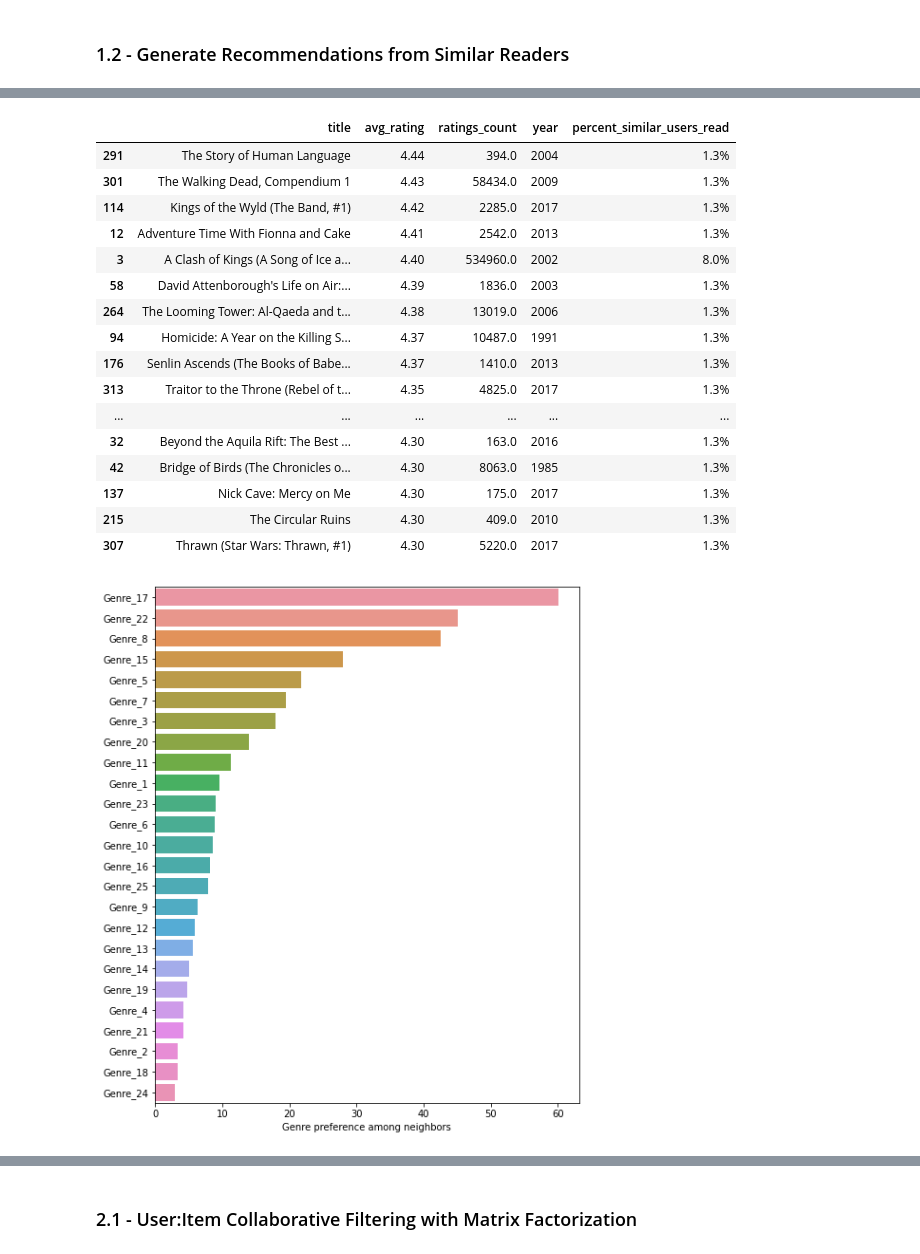
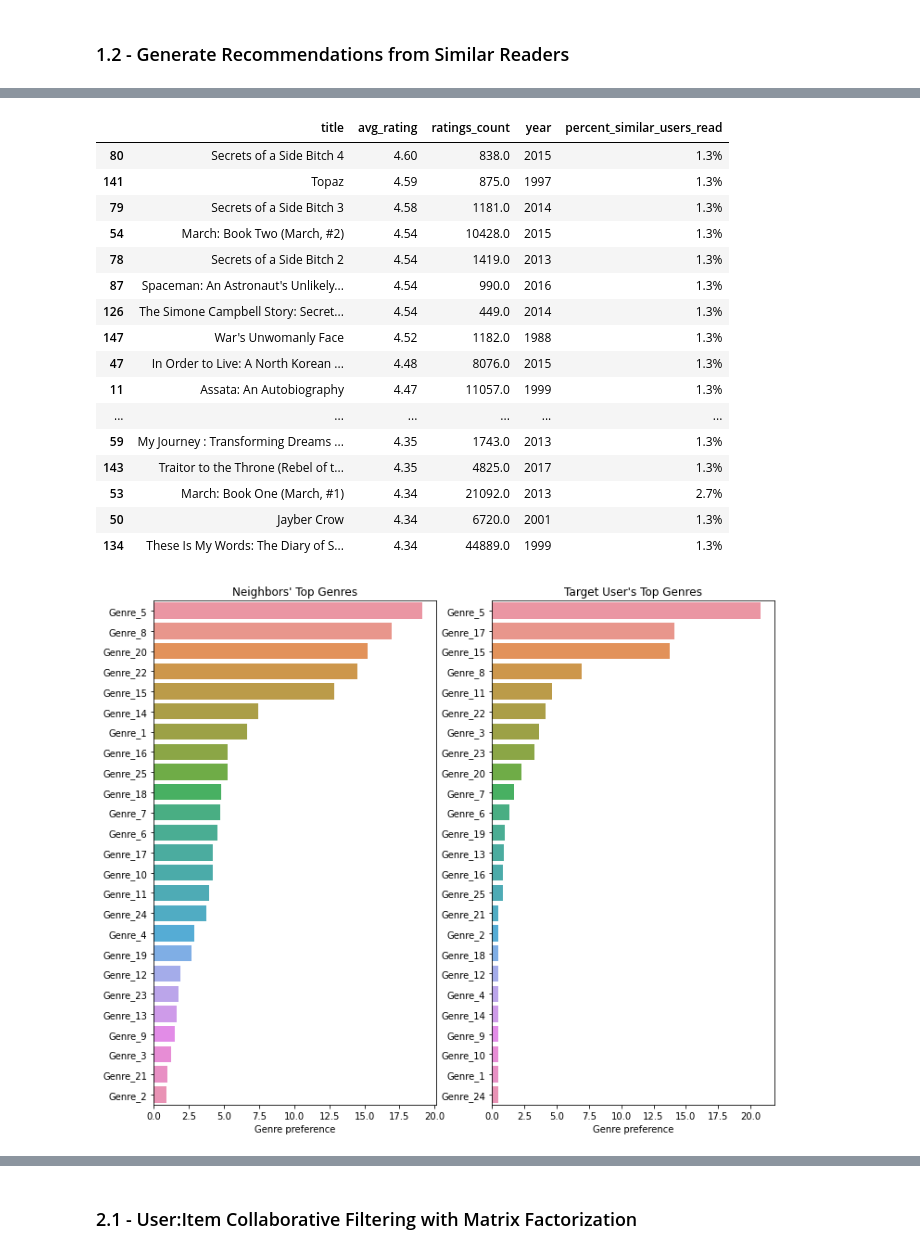
Before and after one commit to mraottth/projects, a Jupyter notebook: Goodreads Book Recommender/book_recommender.ipynb, the cells around one changed output, grey strips where cells are left out. Drawn from its saved outputs; the diff is of its cells as text; code cells hidden in the pictures.

Commit message:
fixed missing books by joining on title rather than id

```diff
--- a/Goodreads Book Recommender/book_recommender.ipynb
+++ b/Goodreads Book Recommender/book_recommender.ipynb
@@ -34,10 +34,11 @@ book_index = pd.read_csv(wd + "/data/book_index_for_sparse_matrix.csv").rename(c
 my_books = pd.read_csv(wd + "/data/goodreads_library_export.csv")
 
 # Filter to books I've rated
-my_books = my_books[["Book Id", "My Rating"]].rename(columns={"Book Id":"book_id", "My Rating":"rating"}).query("rating > 0")
+my_books = my_books[["Book Id", "My Rating", "Title"]].rename(columns={"Book Id":"book_id", "My Rating":"rating", "Title":"title"}).query("rating > 0")
 
 # Reformat to fit sparse matrix
-my_books = pd.merge(book_index, my_books, how="left", on="book_id").fillna(0.)
+my_books = pd.merge(df_books[["book_id", "title"]], my_books, how="inner", on="title")
+my_books = pd.merge(book_index, my_books, how="left", left_on="book_id", right_on="book_id_x").fillna(0.)
 my_books = np.array(my_books["rating"]).reshape(1,-1)
 
 # Add to sparse matrix
@@ -173,35 +174,48 @@ highest_rated_recs["percent_similar_users_read"] = (highest_rated_recs["percent_
 highest_rated_recs
 # %% [output]
 |  | title | avg_rating | ratings_count | year | percent_similar_users_read |
-| 291 | The Story of Human Language | 4.44 | 394.0 | 2004 | 1.3% |
-| 301 | The Walking Dead, Compendium 1 | 4.43 | 58434.0 | 2009 | 1.3% |
-| 114 | Kings of the Wyld (The Band, #1) | 4.42 | 2285.0 | 2017 | 1.3% |
-| 12 | Adventure Time With Fionna and Cake | 4.41 | 2542.0 | 2013 | 1.3% |
-| 3 | A Clash of Kings (A Song of Ice a... | 4.40 | 534960.0 | 2002 | 8.0% |
-| 58 | David Attenborough's Life on Air:... | 4.39 | 1836.0 | 2003 | 1.3% |
-| 264 | The Looming Tower: Al-Qaeda and t... | 4.38 | 13019.0 | 2006 | 1.3% |
-| 94 | Homicide: A Year on the Killing S... | 4.37 | 10487.0 | 1991 | 1.3% |
-| 176 | Senlin Ascends (The Books of Babe... | 4.37 | 1410.0 | 2013 | 1.3% |
-| 313 | Traitor to the Throne (Rebel of t... | 4.35 | 4825.0 | 2017 | 1.3% |
+| 80 | Secrets of a Side Bitch 4 | 4.60 | 838.0 | 2015 | 1.3% |
+| 141 | Topaz | 4.59 | 875.0 | 1997 | 1.3% |
+| 79 | Secrets of a Side Bitch 3 | 4.58 | 1181.0 | 2014 | 1.3% |
+| 54 | March: Book Two (March, #2) | 4.54 | 10428.0 | 2015 | 1.3% |
+| 78 | Secrets of a Side Bitch 2 | 4.54 | 1419.0 | 2013 | 1.3% |
+| 87 | Spaceman: An Astronaut's Unlikely... | 4.54 | 990.0 | 2016 | 1.3% |
+| 126 | The Simone Campbell Story: Secret... | 4.54 | 449.0 | 2014 | 1.3% |
+| 147 | War's Unwomanly Face | 4.52 | 1182.0 | 1988 | 1.3% |
+| 47 | In Order to Live: A North Korean ... | 4.48 | 8076.0 | 2015 | 1.3% |
+| 11 | Assata: An Autobiography | 4.47 | 11057.0 | 1999 | 1.3% |
 | ... | ... | ... | ... | ... | ... |
-| 32 | Beyond the Aquila Rift: The Best ... | 4.30 | 163.0 | 2016 | 1.3% |
-| 42 | Bridge of Birds (The Chronicles o... | 4.30 | 8063.0 | 1985 | 1.3% |
-| 137 | Nick Cave: Mercy on Me | 4.30 | 175.0 | 2017 | 1.3% |
-| 215 | The Circular Ruins | 4.30 | 409.0 | 2010 | 1.3% |
-| 307 | Thrawn (Star Wars: Thrawn, #1) | 4.30 | 5220.0 | 2017 | 1.3% |
+| 59 | My Journey : Transforming Dreams ... | 4.35 | 1743.0 | 2013 | 1.3% |
+| 143 | Traitor to the Throne (Rebel of t... | 4.35 | 4825.0 | 2017 | 1.3% |
+| 53 | March: Book One (March, #1) | 4.34 | 21092.0 | 2013 | 2.7% |
+| 50 | Jayber Crow | 4.34 | 6720.0 | 2001 | 1.3% |
+| 134 | These Is My Words: The Diary of S... | 4.34 | 44889.0 | 1999 | 1.3% |
 # %%
-# Plot target reader's top genres
-fig, ax = plt.subplots(figsize=(8,10))
+# Plot neighbors top genres
+fig, ax = plt.subplots(nrows=1, ncols=2, figsize=(12,10))
 genre_ranking = pd.DataFrame(neighbor_user_ratings.loc[:, "Genre_1":].sum(axis=0).sort_values(ascending=False))
 sns.barplot(
     data=genre_ranking,
     y=genre_ranking.index,
-    x=0
+    x=0,
+    ax=ax[0]
 )
-plt.xlabel("Genre preference among neighbors")
+ax[0].set_xlabel("Genre preference")
+ax[0].set_title("Neighbors' Top Genres")
+
+# Plot target reader's top genres
+genre_ranking = pd.DataFrame(target_user_ratings.loc[:, "Genre_1":].sum(axis=0).sort_values(ascending=False))
+sns.barplot(
+    data=genre_ranking,
+    y=genre_ranking.index,
+    x=0,
+    ax=ax[1]
+)
+ax[1].set_xlabel("Genre preference")
+ax[1].set_title("Target User's Top Genres")
 plt.show()
 # %% [output]
-[figure, old version]
+[figure, new version]
 # %%
 # Loop through genres in descending relevance order and print top recs
 for genre in genre_ranking.index[0:5]:
```
Also changed, not shown: parts of 7 cells of this notebook.
